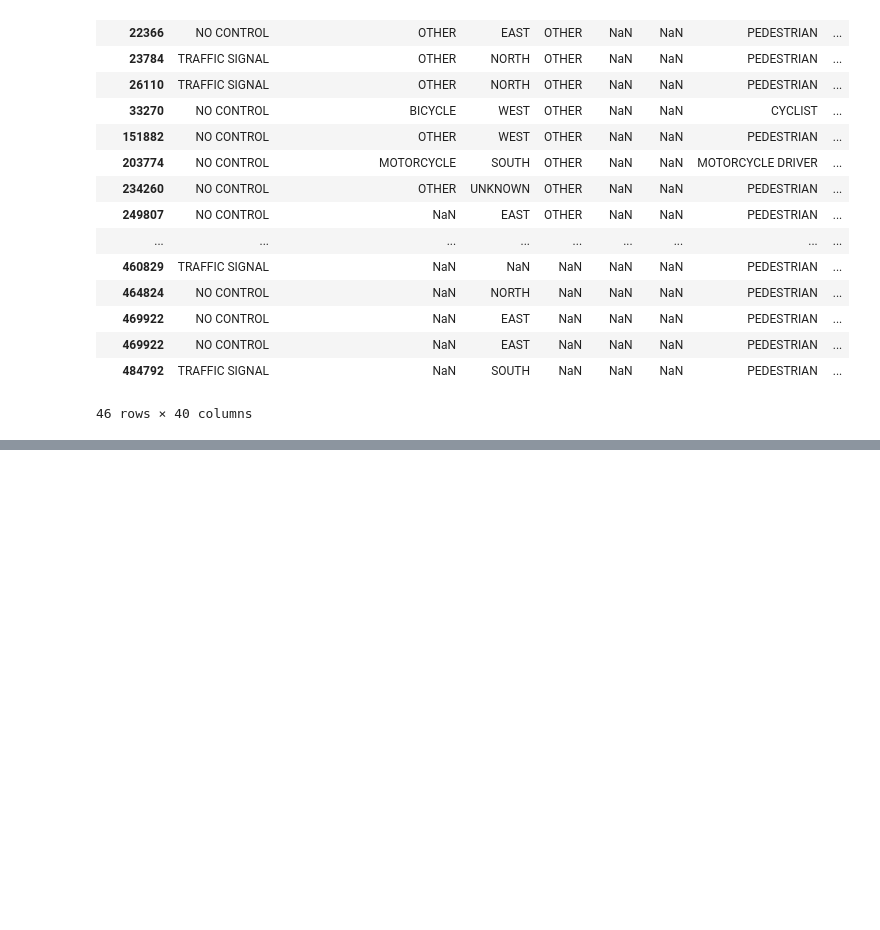
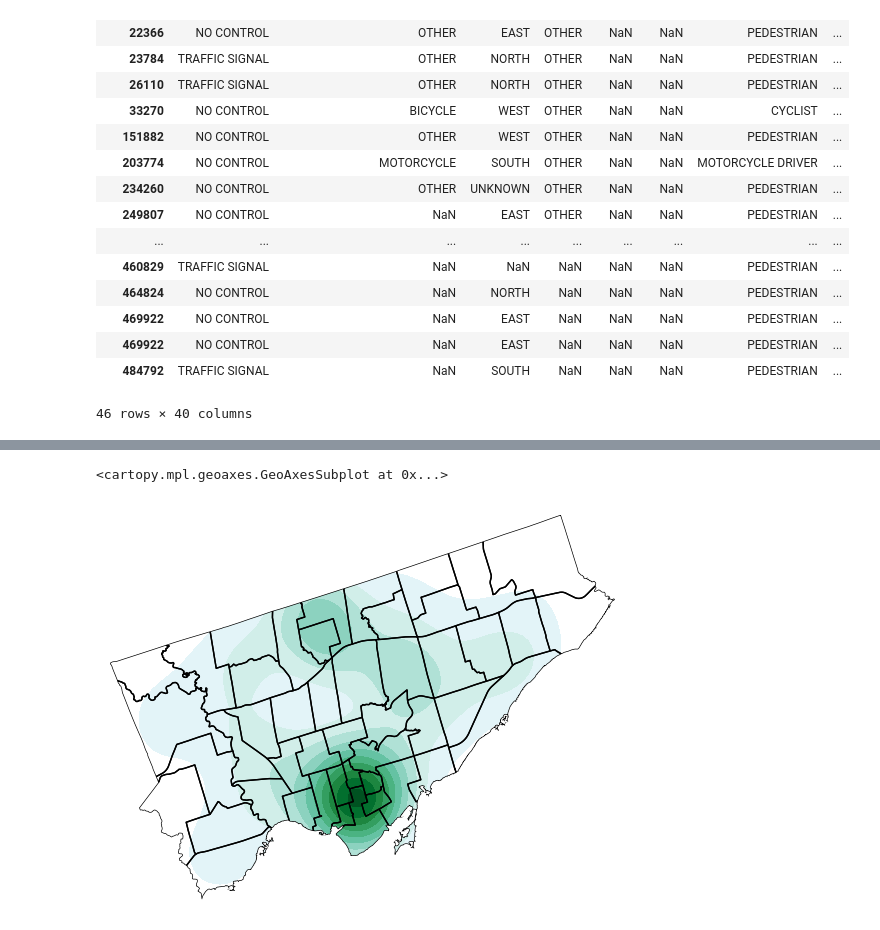
Before and after one commit to UofTCoders/visionzero, a Jupyter notebook: collision_data_subsetting.ipynb, the cells around one changed output, grey strips where cells are left out. Drawn from its saved outputs; the diff is of its cells as text; code cells hidden in the pictures; blank space fills up the shorter version.

```diff
--- a/collision_data_subsetting.ipynb
+++ b/collision_data_subsetting.ipynb
@@ -141,0 +210,16 @@ ped_cyc_ksi[ped_cyc_ksi.actual_speed > ped_cyc_ksi.posted_speed]
+# %%
+# susbet of ksi
+fig = plt.figure(figsize=(10,5))
+
+ax1 = plt.subplot(111, projection=gcrs.AlbersEqualArea(central_latitude=43.6570304, central_longitude=-79.6017281))
+gplt.kdeplot(ksi_gdf[ksi_gdf.pedestrian_collision_type == 'PEDESTRIAN HIT ON SIDEWALK OR SHOULDER'],
+             projection=gcrs.AlbersEqualArea(),
+             shade=True,
+             clip=gdf.geometry,
+             shade_lowest=False,
+             ax=ax1)
+
+gplt.polyplot(gdf, projection=gcrs.AlbersEqualArea(), ax=ax1)
+# %% [output]
+<cartopy.mpl.geoaxes.GeoAxesSubplot at 0x...>
+[figure, added]
```
Also changed, not shown: parts of 21 cells of this notebook.
